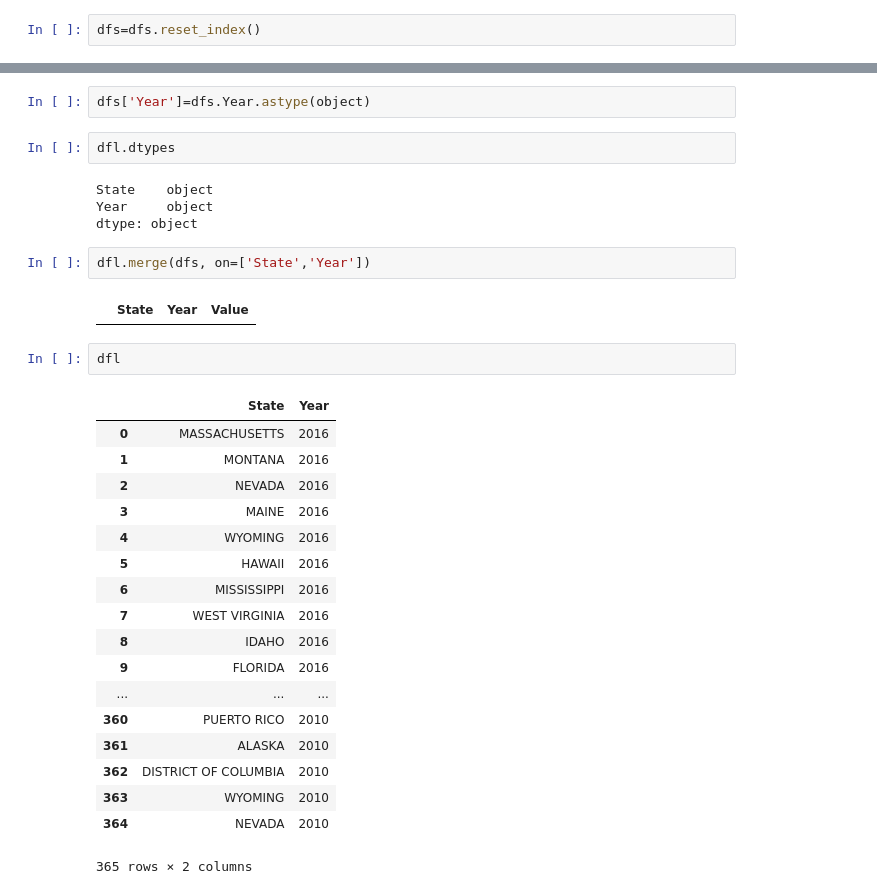
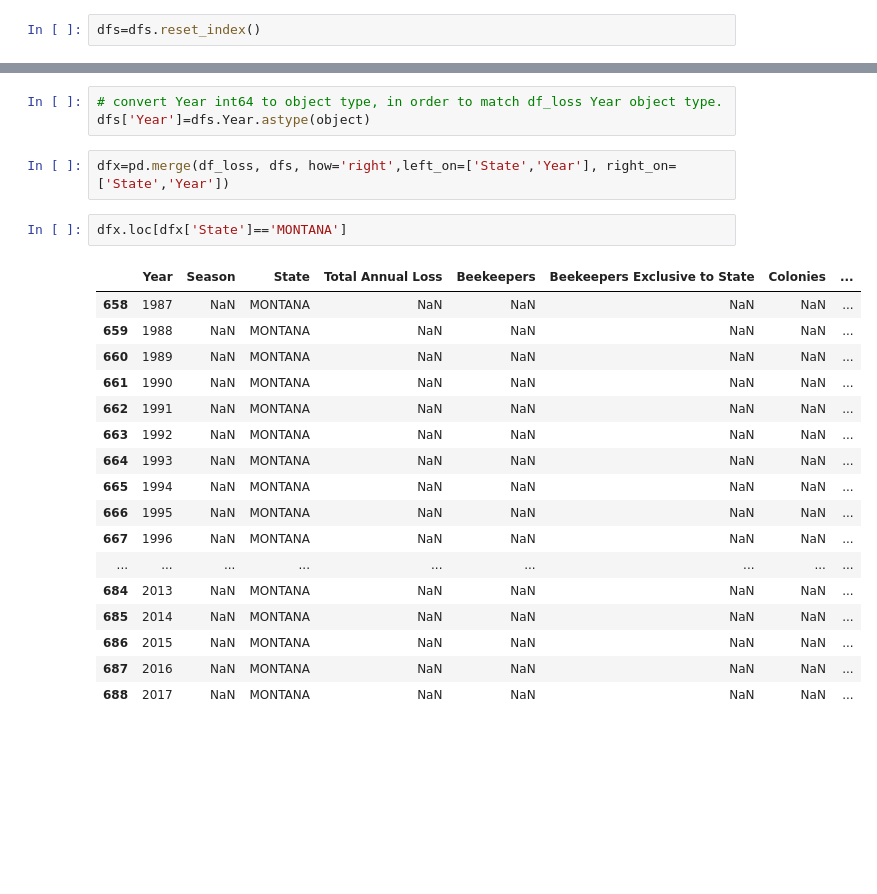
Before and after one commit to cocoisland/python_apps, a Jupyter notebook: bees/bees_colony.ipynb, the cells around one changed output, grey strips where cells are left out. Cells and saved outputs as stored; diff of their text form; blank space fills up the shorter version.

```diff
--- a/bees/bees_colony.ipynb
+++ b/bees/bees_colony.ipynb
@@ -153,35 +176,27 @@ Year      object
 Value    float64
 dtype: object
-# %%
-dfs['Year']=dfs.Year.astype(object)
-# %%
-dfl.dtypes
-# %% [output]
-State    object
-Year     object
-dtype: object
-# %%
-dfl.merge(dfs, on=['State','Year'])
-# %% [output]
-|  | State | Year | Value |
-# %%
-dfl
-# %% [output]
-|  | State | Year |
-| 0 | MASSACHUSETTS | 2016 |
-| 1 | MONTANA | 2016 |
-| 2 | NEVADA | 2016 |
-| 3 | MAINE | 2016 |
-| 4 | WYOMING | 2016 |
-| 5 | HAWAII | 2016 |
-| 6 | MISSISSIPPI | 2016 |
-| 7 | WEST VIRGINIA | 2016 |
-| 8 | IDAHO | 2016 |
-| 9 | FLORIDA | 2016 |
-| ... | ... | ... |
-| 360 | PUERTO RICO | 2010 |
-| 361 | ALASKA | 2010 |
-| 362 | DISTRICT OF COLUMBIA | 2010 |
-| 363 | WYOMING | 2010 |
-| 364 | NEVADA | 2010 |
-365 rows × 2 columns
+# %%
+# convert Year int64 to object type, in order to match df_loss Year object type.
+dfs['Year']=dfs.Year.astype(object)
+# %%
+dfx=pd.merge(df_loss, dfs, how='right',left_on=['State','Year'], right_on=['State','Year'])
+# %%
+dfx.loc[dfx['State']=='MONTANA']
+# %% [output]
+|  | Year | Season | State | Total Annual Loss | Beekeepers | Beekeepers Exclusive to State | Colonies | ... |
+| 658 | 1987 | NaN | MONTANA | NaN | NaN | NaN | NaN | ... |
+| 659 | 1988 | NaN | MONTANA | NaN | NaN | NaN | NaN | ... |
+| 660 | 1989 | NaN | MONTANA | NaN | NaN | NaN | NaN | ... |
+| 661 | 1990 | NaN | MONTANA | NaN | NaN | NaN | NaN | ... |
+| 662 | 1991 | NaN | MONTANA | NaN | NaN | NaN | NaN | ... |
+| 663 | 1992 | NaN | MONTANA | NaN | NaN | NaN | NaN | ... |
+| 664 | 1993 | NaN | MONTANA | NaN | NaN | NaN | NaN | ... |
+| 665 | 1994 | NaN | MONTANA | NaN | NaN | NaN | NaN | ... |
+| 666 | 1995 | NaN | MONTANA | NaN | NaN | NaN | NaN | ... |
+| 667 | 1996 | NaN | MONTANA | NaN | NaN | NaN | NaN | ... |
+| ... | ... | ... | ... | ... | ... | ... | ... | ... |
+| 684 | 2013 | NaN | MONTANA | NaN | NaN | NaN | NaN | ... |
+| 685 | 2014 | NaN | MONTANA | NaN | NaN | NaN | NaN | ... |
+| 686 | 2015 | NaN | MONTANA | NaN | NaN | NaN | NaN | ... |
+| 687 | 2016 | NaN | MONTANA | NaN | NaN | NaN | NaN | ... |
+| 688 | 2017 | NaN | MONTANA | NaN | NaN | NaN | NaN | ... |
```
Also changed, not shown: parts of 15 cells of this notebook.
